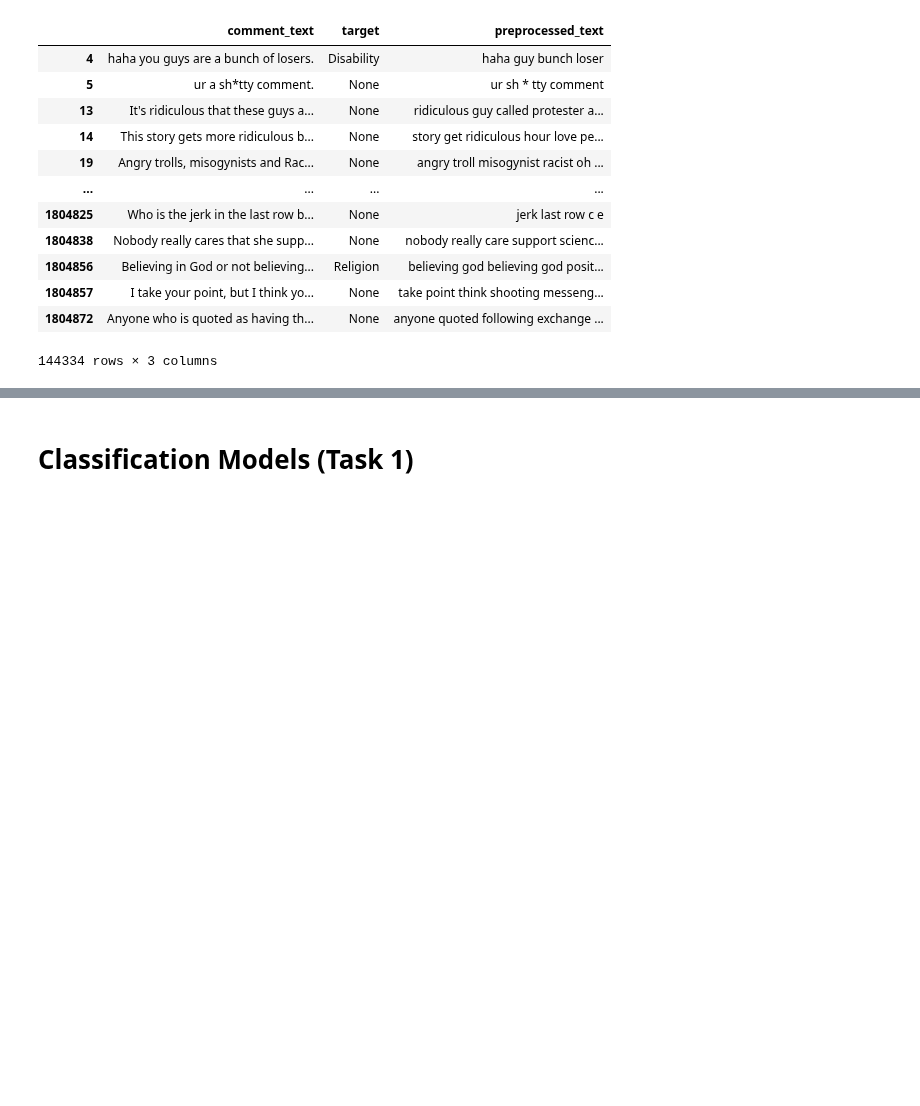
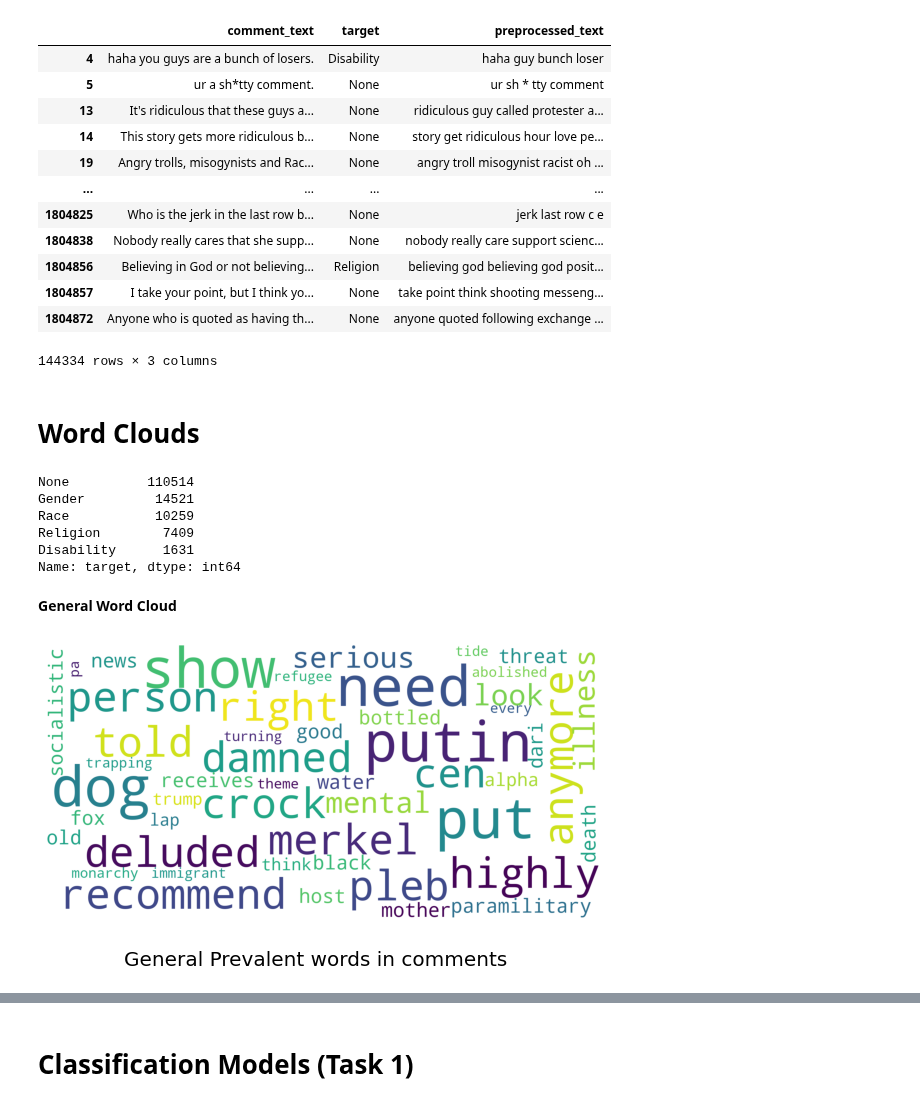
Before and after one commit to dvh549/Text_Mining, a Jupyter notebook: Toxic Comments Revamped.ipynb, the cells around one changed output, grey strips where cells are left out. Cells and saved outputs as stored; diff of their text form; code cells hidden in the pictures; blank space fills up the shorter version.

Commit message:
Included category word clouds

```diff
--- a/Toxic Comments Revamped.ipynb
+++ b/Toxic Comments Revamped.ipynb
@@ -94,3 +94,5 @@ toxic_only_train_shortlisted
 | 1804857 | I take your point, but I think yo... | None | take point think shooting messeng... |
 | 1804872 | Anyone who is quoted as having th... | None | anyone quoted following exchange ... |
 144334 rows × 3 columns
+# %% [markdown]
+# Word Clouds
@@ -96,0 +101,33 @@ toxic_only_train_shortlisted
+# %%
+def show_wordcloud(data, title = None):
+    wordcloud = WordCloud(
+        background_color='white',
+        max_words=50,
+        max_font_size=40,
+        scale=5,
+        random_state=1
+    ).generate(str(data))
+
+    fig = plt.figure(1, figsize=(10,10))
+    plt.axis('off')
+    if title:
+        fig.suptitle(title, fontsize=20)
+        fig.subplots_adjust(top=2.3)
+
+    plt.imshow(wordcloud)
+    plt.show()
+# %%
+toxic_only_train_shortlisted["target"].value_counts()
+# %% [output]
+None          110514
+Gender         14521
+Race           10259
+Religion        7409
+Disability      1631
+Name: target, dtype: int64
+# %% [markdown]
+**General Word Cloud**
+# %%
+show_wordcloud(toxic_only_train_shortlisted['preprocessed_text'].sample(20000, random_state = 42), title = 'General Prevalent words in comments')
+# %% [output]
+[figure, added]
```
Also changed, not shown: parts of 11 cells of this notebook.
